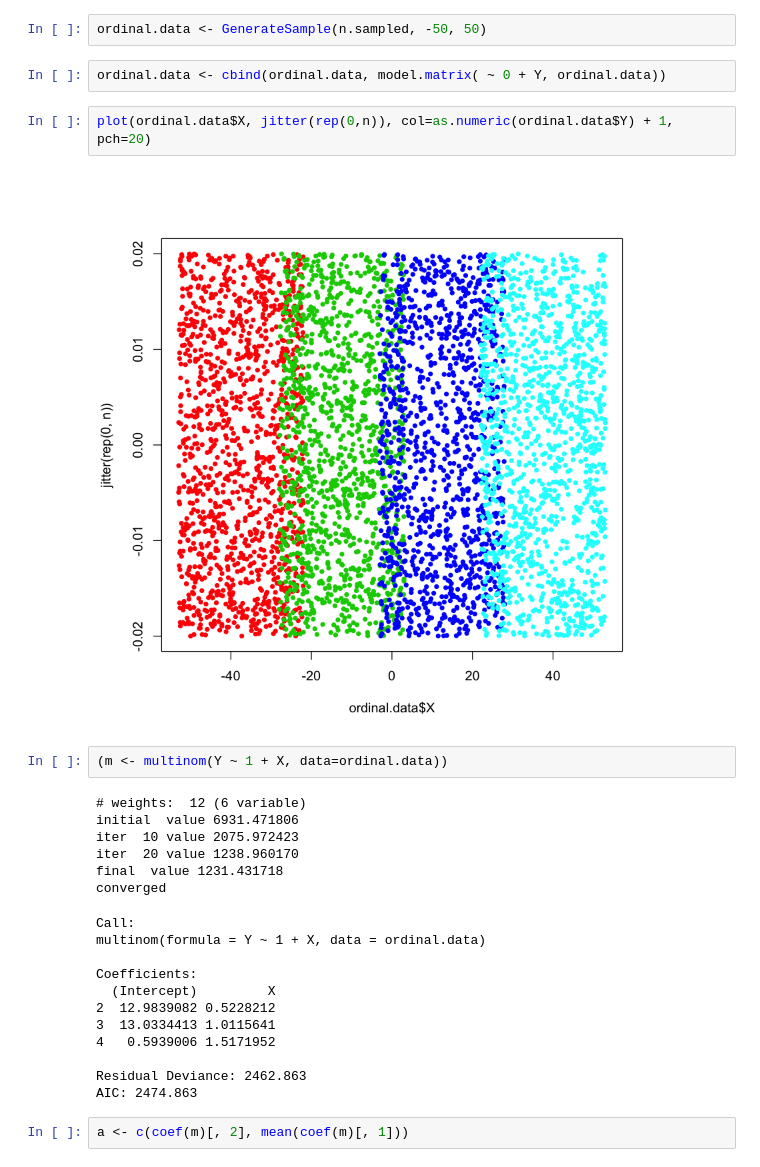
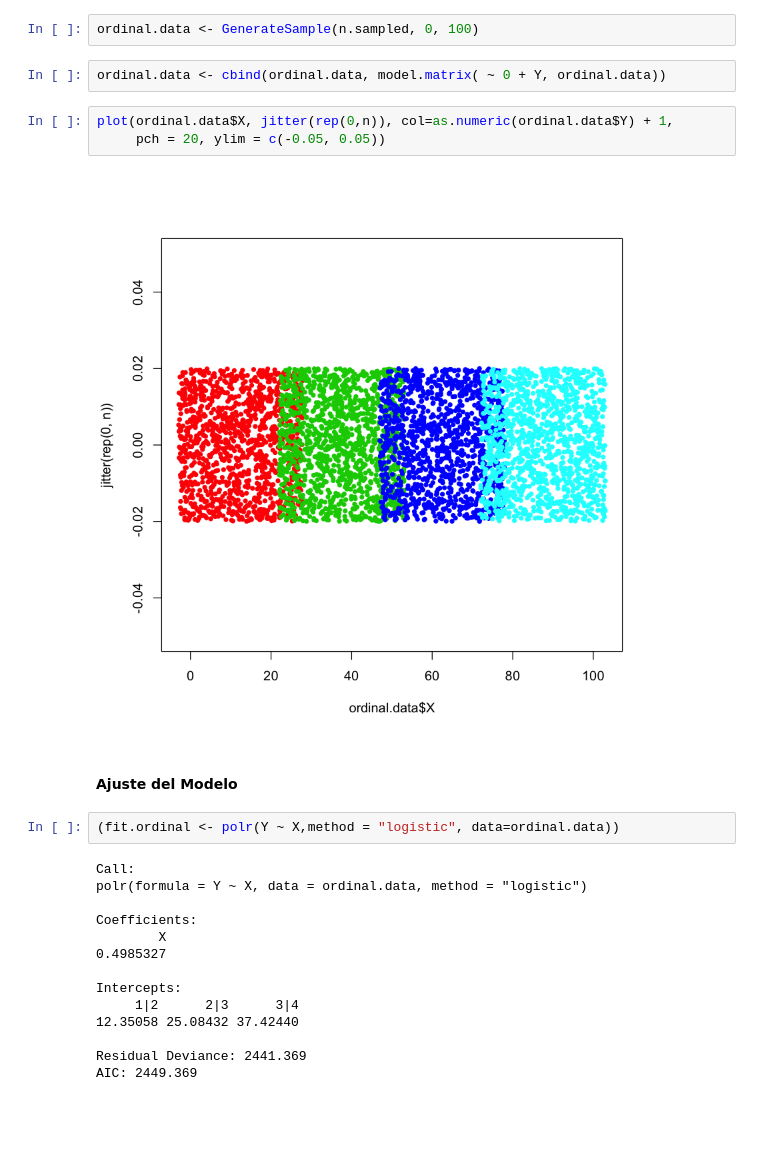
Before and after one commit to garciparedes/multinomial-logistic-contingency, a Jupyter notebook: notebook.ipynb, the cells around one changed output. Cells and saved outputs as stored; diff of their text form; blank space fills up the shorter version.

```diff
--- a/notebook.ipynb
+++ b/notebook.ipynb
@@ -171,32 +279,29 @@ GenerateSample <- function(n.sampled, min, max) {
     return(df)
 }
 # %%
-ordinal.data <- GenerateSample(n.sampled, -50, 50)
+ordinal.data <- GenerateSample(n.sampled, 0, 100)
 # %%
 ordinal.data <- cbind(ordinal.data, model.matrix( ~ 0 + Y, ordinal.data))
 # %%
-plot(ordinal.data$X, jitter(rep(0,n)), col=as.numeric(ordinal.data$Y) + 1, pch=20)
+plot(ordinal.data$X, jitter(rep(0,n)), col=as.numeric(ordinal.data$Y) + 1,
+     pch = 20, ylim = c(-0.05, 0.05))
 # %% [output]
-[figure, old version]
+[figure, new version]
+# %% [markdown]
+#### Ajuste del Modelo
 # %%
-(m <- multinom(Y ~ 1 + X, data=ordinal.data))
+(fit.ordinal <- polr(Y ~ X,method = "logistic", data=ordinal.data))
 # %% [output]
-# weights:  12 (6 variable)
-initial  value 6931.471806
-iter  10 value 2075.972423
-iter  20 value 1238.960170
-final  value 1231.431718
-converged
+Call:
+polr(formula = Y ~ X, data = ordinal.data, method = "logistic")
+
+Coefficients:
+        X
+0.4985327
+
+Intercepts:
+     1|2      2|3      3|4
+12.35058 25.08432 37.42440
+
+Residual Deviance: 2441.369
+AIC: 2449.369
-Call:
-multinom(formula = Y ~ 1 + X, data = ordinal.data)
-
-Coefficients:
-  (Intercept)         X
-2  12.9839082 0.5228212
-3  13.0334413 1.0115641
-4   0.5939006 1.5171952
-
-Residual Deviance: 2462.863
-AIC: 2474.863
-# %%
-a <- c(coef(m)[, 2], mean(coef(m)[, 1]))
```
Also changed, not shown: parts of 34 cells of this notebook.
